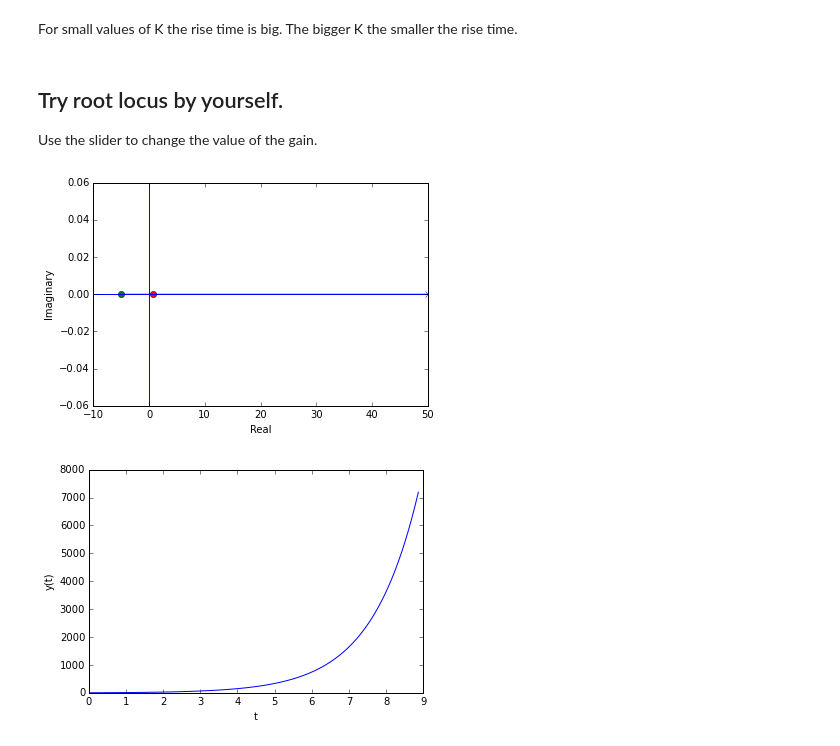
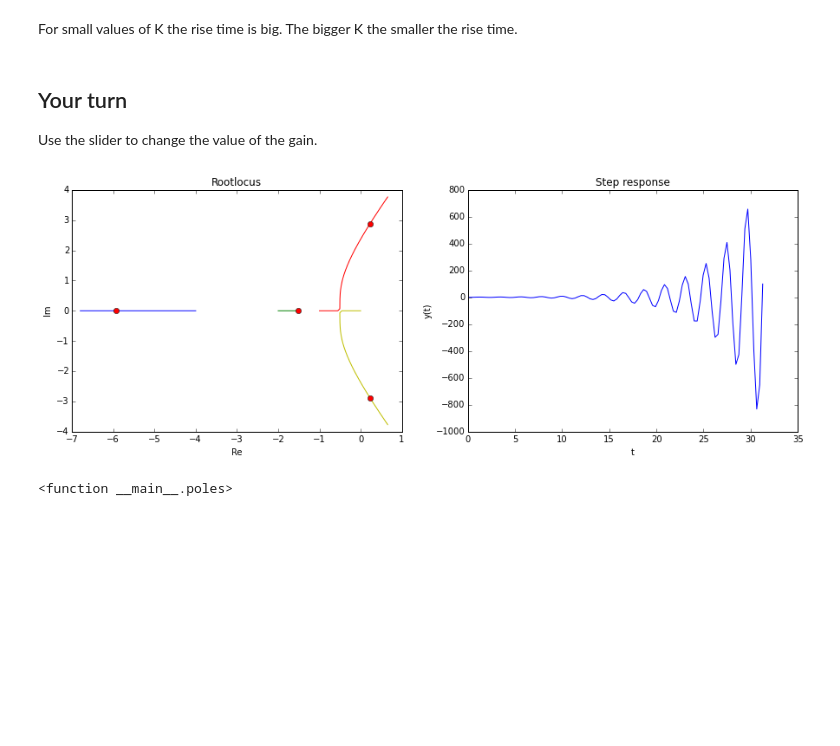
Before and after one commit to claesenm/kul-systeemtheorie, a Jupyter notebook: notebooks/Checked_Notebooks/RootLocus.ipynb, the cells around one changed output. Cells and saved outputs as stored; diff of their text form; code cells hidden in the pictures; blank space fills up the shorter version.

```diff
--- a/notebooks/Checked_Notebooks/RootLocus.ipynb
+++ b/notebooks/Checked_Notebooks/RootLocus.ipynb
@@ -105,28 +108,32 @@ plt.show()
 # %% [markdown]
 For small values of K the rise time is big. The bigger K the smaller the rise time.
 # %% [markdown]
-## Try root locus by yourself.
+## Your turn
 Use the slider to change the value of the gain.
 # %%
+from RootLocus import *
 # Enter numerator
-num_int = [1,5]
+num_int = [1,1.5]
 # Enter denominator
-den_int = [1,-50]
+den_int = [1,7,14,8,0]
 # Makes system
 sys_int = control.tf(num_int,den_int)
 
 def poles(K):
     C = control.tf(K,1)
     controled_sys = control.feedback(C*sys_int,1)
-    poles_k = control.root_locus(sys_int, np.linspace(0,100,3000),Plot=True)
+    poles_k = control.root_locus(sys_int, np.linspace(0,100,3000),Plot=False)
+    plt.subplot(121)
+    plot_root_locus(poles_k)
     poles = control.pole(controled_sys)
     plt.plot(np.real(poles),np.imag(poles),'or')
-    draw_axis()
-    plt.show()
+    plt.subplot(122)
     draw_step_response_feedback(K,sys_int)
+    fig = plt.gcf()
+    fig.set_size_inches(15,5)
     plt.show()
 
 interact(poles,K=(0.1,100,0.1))
 # %% [output]
-[figure, old version]
+[figure, new version]
-[figure, removed]
+<function __main__.poles>
```
Also changed, not shown: parts of 4 cells of this notebook, 7 other files.
